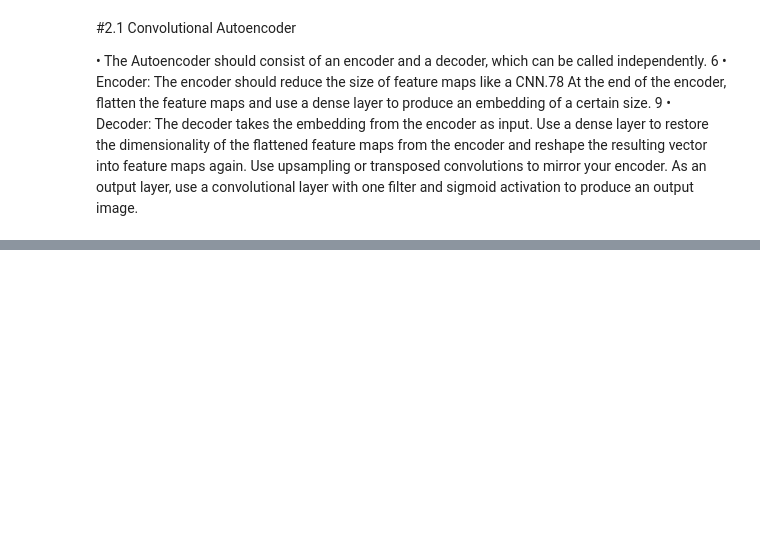
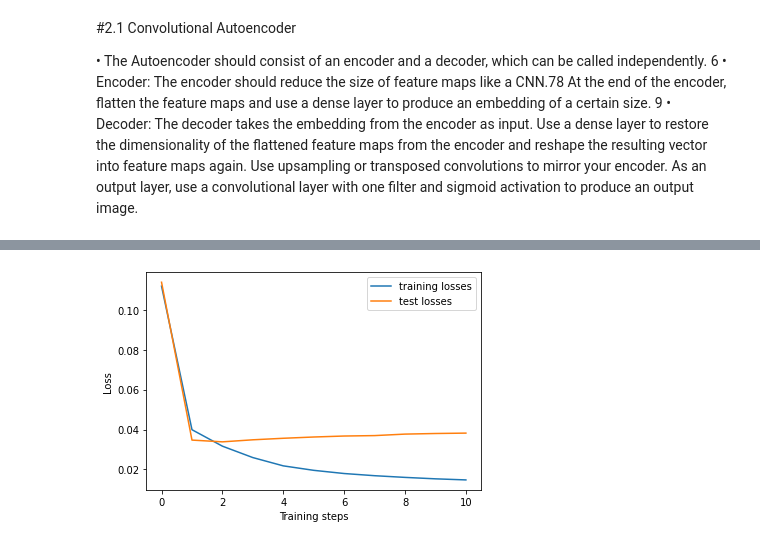
Before and after one commit to juelha/IANNWTF, a Jupyter notebook: hw08_Sabine.ipynb, the cells around one changed output, grey strips where cells are left out. Saved outputs shown, nothing was run; the diff lists cells and outputs as text; code cells hidden in the pictures; blank space fills up the shorter version.

```diff
--- a/hw08_Sabine.ipynb
+++ b/hw08_Sabine.ipynb
@@ -110,0 +271,12 @@ out = model(train_data)
+# %%
+# Visualise loss for training and test data.
+
+plt.figure()
+line1, = plt.plot(train_losses)
+line2, = plt.plot(test_losses)
+plt.xlabel("Training steps")
+plt.ylabel("Loss")
+plt.legend((line1,line2),("training losses","test losses"))
+plt.show()
+# %% [output]
+[figure, added]
```
Also changed, not shown: parts of 8 cells of this notebook.
